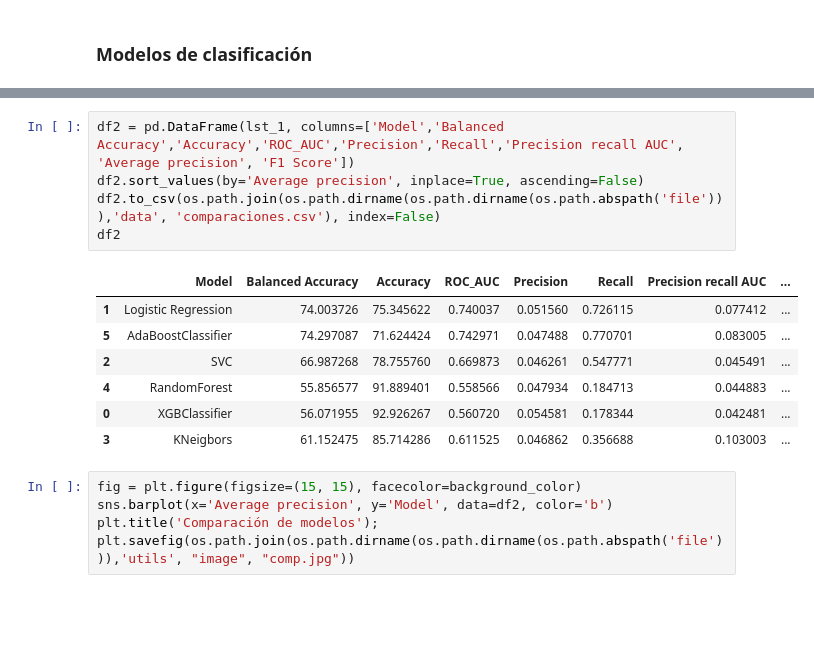
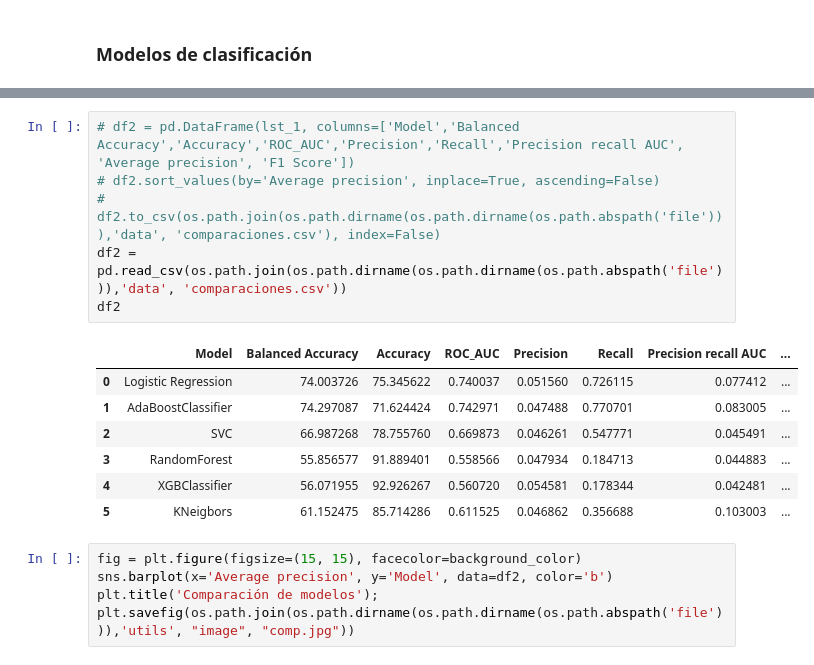
Before and after one commit to antoniocc12/Prediccion-ictus, a Jupyter notebook: notebooks/stroke.ipynb, the cells around one changed output, grey strips where cells are left out. Saved outputs shown, nothing was run; the diff lists cells and outputs as text; blank space fills up the shorter version.

```diff
--- a/notebooks/stroke.ipynb
+++ b/notebooks/stroke.ipynb
@@ -868,16 +835,17 @@ for m in range(len(models)):
 # %%
-df2 = pd.DataFrame(lst_1, columns=['Model','Balanced Accuracy','Accuracy','ROC_AUC','Precision','Recall','Precision recall AUC', 'Average precision', 'F1 Score'])
-df2.sort_values(by='Average precision', inplace=True, ascending=False)
-df2.to_csv(os.path.join(os.path.dirname(os.path.dirname(os.path.abspath('file'))),'data', 'comparaciones.csv'), index=False)
+# df2 = pd.DataFrame(lst_1, columns=['Model','Balanced Accuracy','Accuracy','ROC_AUC','Precision','Recall','Precision recall AUC', 'Average precision', 'F1 Score'])
+# df2.sort_values(by='Average precision', inplace=True, ascending=False)
+# df2.to_csv(os.path.join(os.path.dirname(os.path.dirname(os.path.abspath('file'))),'data', 'comparaciones.csv'), index=False)
+df2 = pd.read_csv(os.path.join(os.path.dirname(os.path.dirname(os.path.abspath('file'))),'data', 'comparaciones.csv'))
 df2
 # %% [output]
 |  | Model | Balanced Accuracy | Accuracy | ROC_AUC | Precision | Recall | Precision recall AUC | ... |
-| 1 | Logistic Regression | 74.003726 | 75.345622 | 0.740037 | 0.051560 | 0.726115 | 0.077412 | ... |
-| 5 | AdaBoostClassifier | 74.297087 | 71.624424 | 0.742971 | 0.047488 | 0.770701 | 0.083005 | ... |
+| 0 | Logistic Regression | 74.003726 | 75.345622 | 0.740037 | 0.051560 | 0.726115 | 0.077412 | ... |
+| 1 | AdaBoostClassifier | 74.297087 | 71.624424 | 0.742971 | 0.047488 | 0.770701 | 0.083005 | ... |
 | 2 | SVC | 66.987268 | 78.755760 | 0.669873 | 0.046261 | 0.547771 | 0.045491 | ... |
-| 4 | RandomForest | 55.856577 | 91.889401 | 0.558566 | 0.047934 | 0.184713 | 0.044883 | ... |
-| 0 | XGBClassifier | 56.071955 | 92.926267 | 0.560720 | 0.054581 | 0.178344 | 0.042481 | ... |
-| 3 | KNeigbors | 61.152475 | 85.714286 | 0.611525 | 0.046862 | 0.356688 | 0.103003 | ... |
+| 3 | RandomForest | 55.856577 | 91.889401 | 0.558566 | 0.047934 | 0.184713 | 0.044883 | ... |
+| 4 | XGBClassifier | 56.071955 | 92.926267 | 0.560720 | 0.054581 | 0.178344 | 0.042481 | ... |
+| 5 | KNeigbors | 61.152475 | 85.714286 | 0.611525 | 0.046862 | 0.356688 | 0.103003 | ... |
 # %%
 fig = plt.figure(figsize=(15, 15), facecolor=background_color)
 sns.barplot(x='Average precision', y='Model', data=df2, color='b')
```
Also changed, not shown: parts of 27 cells of this notebook, 17 other files.
